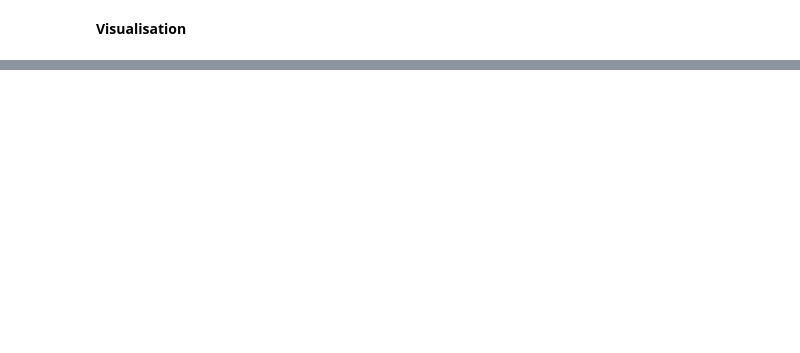
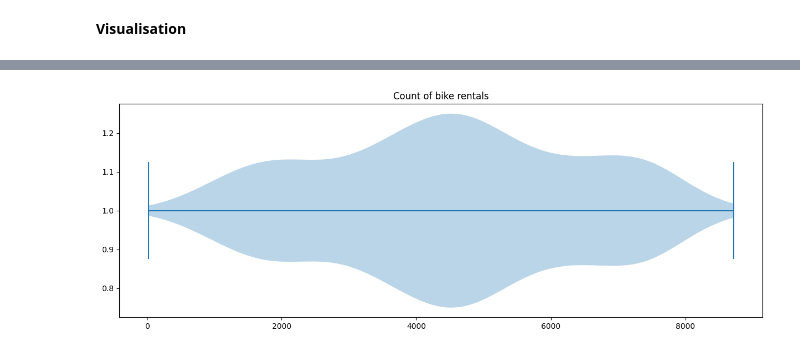
Before and after one commit to DSKumar06/DataScienceProject1, a Jupyter notebook: Bike_Sharing_Analysis_using_Linear_Reggression.ipynb, the cells around one changed output, grey strips where cells are left out. Cells and saved outputs as stored; diff of their text form; code cells hidden in the pictures; blank space fills up the shorter version.

```diff
--- a/Bike_Sharing_Analysis_using_Linear_Reggression.ipynb
+++ b/Bike_Sharing_Analysis_using_Linear_Reggression.ipynb
@@ -219,0 +315,7 @@ day.weathersit=day.weathersit.map({1:"Clear",2:"Mist",3:"Light Snow",4:"Rainfall
+# %%
+plt.figure(figsize=(15,5))
+plt.violinplot(day['count'],vert=False)
+plt.title("Count of bike rentals")
+plt.show()
+# %% [output]
+[figure, added]
```
Also changed, not shown: parts of 37 cells of this notebook.
